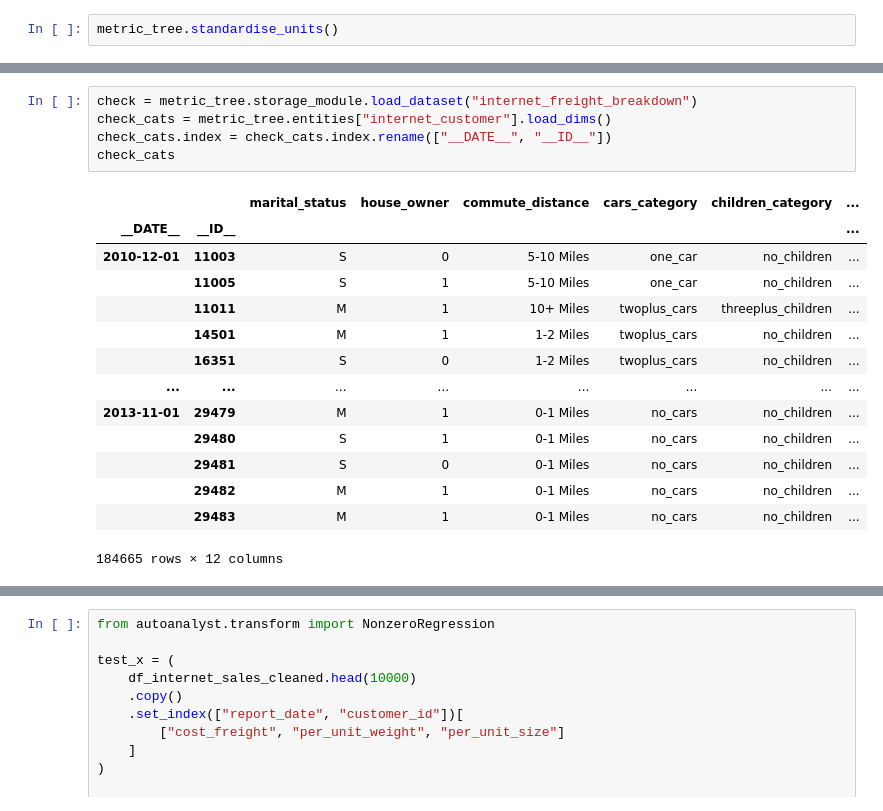
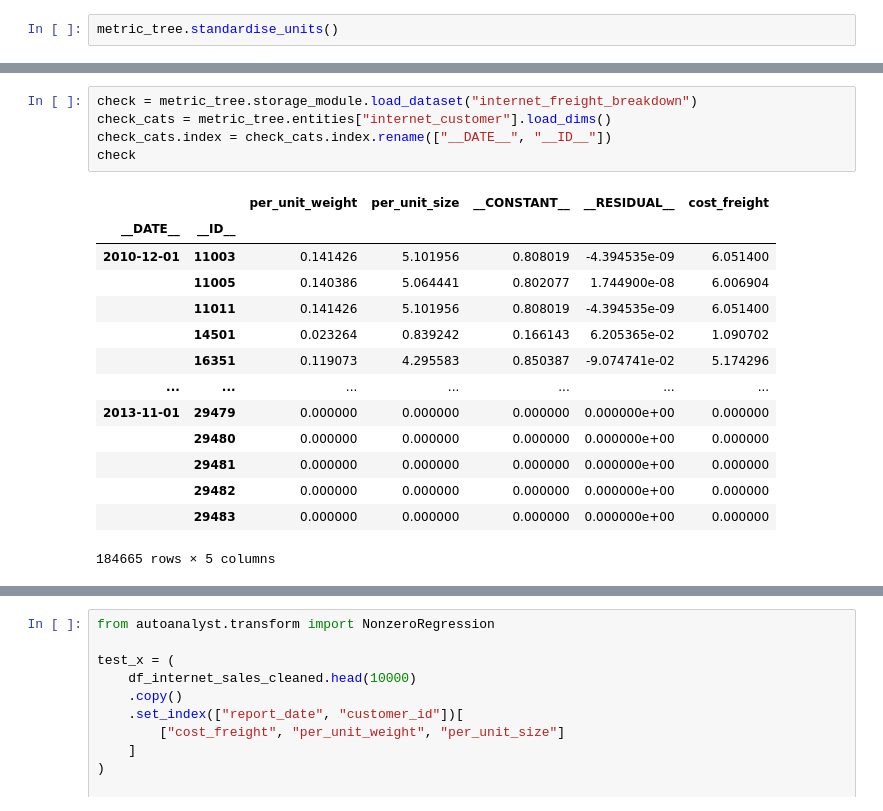
Before and after one commit to Oracen/autoanalyst, a Jupyter notebook: notebooks/02_build_tree.ipynb, the cells around one changed output, grey strips where cells are left out. Cells and saved outputs as stored; diff of their text form.

Commit message:
feat: Complete category aggregation module

```diff
--- a/notebooks/02_build_tree.ipynb
+++ b/notebooks/02_build_tree.ipynb
@@ -393,23 +456,23 @@ chk2.query("customer_id == 11000")
 # %%
 check = metric_tree.storage_module.load_dataset("internet_freight_breakdown")
 check_cats = metric_tree.entities["internet_customer"].load_dims()
 check_cats.index = check_cats.index.rename(["__DATE__", "__ID__"])
-check_cats
+check
 # %% [output]
-|  |  | marital_status | house_owner | commute_distance | cars_category | children_category | ... |
-| __DATE__ | __ID__ |  |  |  |  |  | ... |
-| 2010-12-01 | 11003 | S | 0 | 5-10 Miles | one_car | no_children | ... |
-|  | 11005 | S | 1 | 5-10 Miles | one_car | no_children | ... |
-|  | 11011 | M | 1 | 10+ Miles | twoplus_cars | threeplus_children | ... |
-|  | 14501 | M | 1 | 1-2 Miles | twoplus_cars | no_children | ... |
-|  | 16351 | S | 0 | 1-2 Miles | twoplus_cars | no_children | ... |
-| ... | ... | ... | ... | ... | ... | ... | ... |
-| 2013-11-01 | 29479 | M | 1 | 0-1 Miles | no_cars | no_children | ... |
-|  | 29480 | S | 1 | 0-1 Miles | no_cars | no_children | ... |
-|  | 29481 | S | 0 | 0-1 Miles | no_cars | no_children | ... |
-|  | 29482 | M | 1 | 0-1 Miles | no_cars | no_children | ... |
-|  | 29483 | M | 1 | 0-1 Miles | no_cars | no_children | ... |
+|  |  | per_unit_weight | per_unit_size | __CONSTANT__ | __RESIDUAL__ | cost_freight |
+| __DATE__ | __ID__ |  |  |  |  |  |
+| 2010-12-01 | 11003 | 0.141426 | 5.101956 | 0.808019 | -4.394535e-09 | 6.051400 |
+|  | 11005 | 0.140386 | 5.064441 | 0.802077 | 1.744900e-08 | 6.006904 |
+|  | 11011 | 0.141426 | 5.101956 | 0.808019 | -4.394535e-09 | 6.051400 |
+|  | 14501 | 0.023264 | 0.839242 | 0.166143 | 6.205365e-02 | 1.090702 |
+|  | 16351 | 0.119073 | 4.295583 | 0.850387 | -9.074741e-02 | 5.174296 |
+| ... | ... | ... | ... | ... | ... | ... |
+| 2013-11-01 | 29479 | 0.000000 | 0.000000 | 0.000000 | 0.000000e+00 | 0.000000 |
+|  | 29480 | 0.000000 | 0.000000 | 0.000000 | 0.000000e+00 | 0.000000 |
+|  | 29481 | 0.000000 | 0.000000 | 0.000000 | 0.000000e+00 | 0.000000 |
+|  | 29482 | 0.000000 | 0.000000 | 0.000000 | 0.000000e+00 | 0.000000 |
+|  | 29483 | 0.000000 | 0.000000 | 0.000000 | 0.000000e+00 | 0.000000 |
-184665 rows × 12 columns
+184665 rows × 5 columns
 # %%
 import string
 
```
Also changed, not shown: parts of 8 cells of this notebook, 9 other files.
